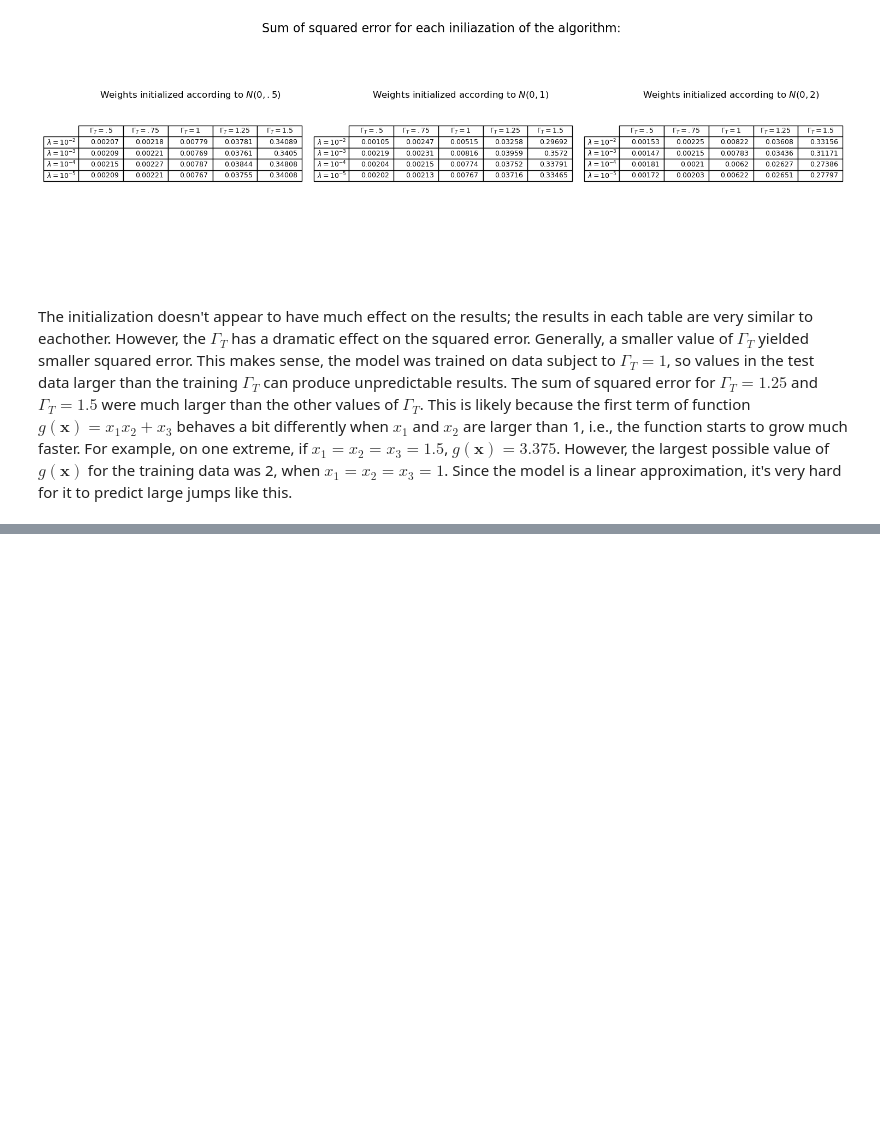
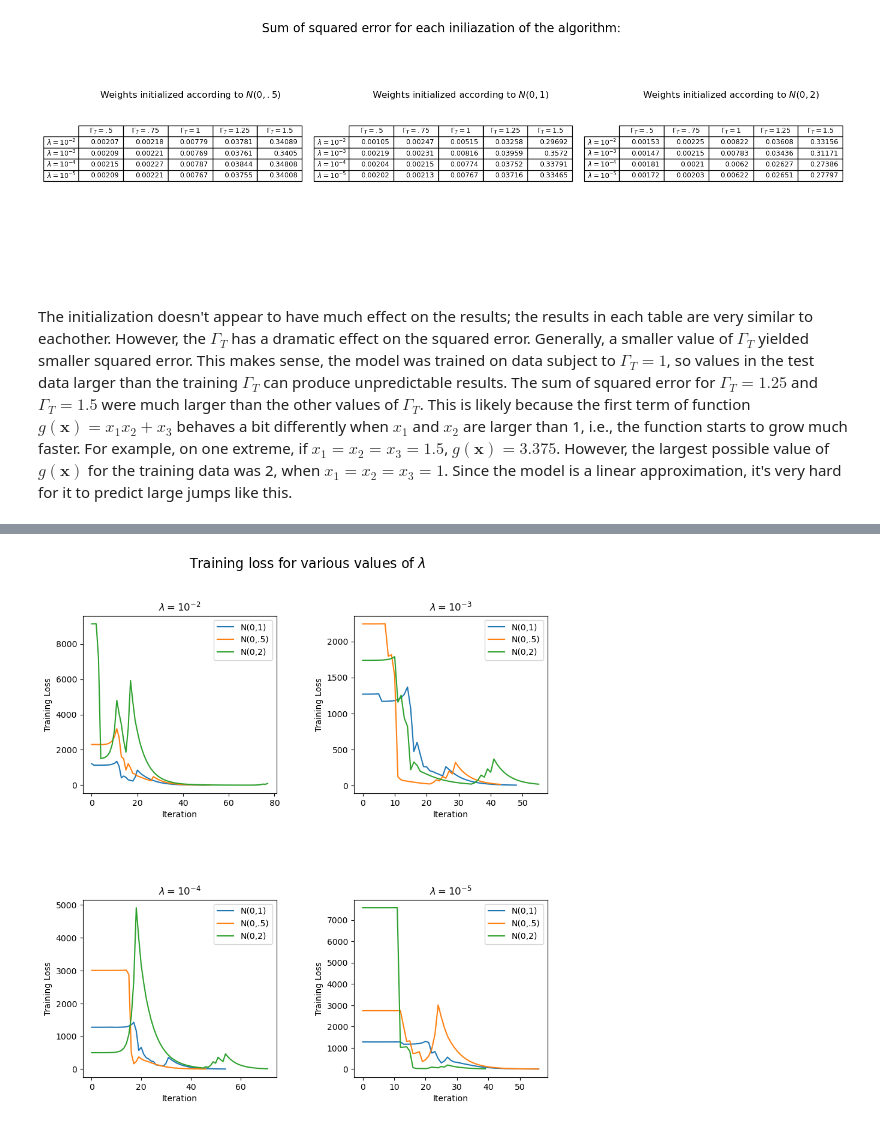
Before and after one commit to pritchardhenry/NonLinearLS, a Jupyter notebook: solution.ipynb, the cells around one changed output, grey strips where cells are left out. Saved outputs shown, nothing was run; the diff lists cells and outputs as text; code cells hidden in the pictures; blank space fills up the shorter version.

```diff
--- a/solution.ipynb
+++ b/solution.ipynb
@@ -390,0 +386,61 @@ def g(x_1, x_2, x_3):
+# %%
+cweights_2, closs_2 = make_weights(x_train = cx, y_train = cy, l = .01)
+cweights_21, closs_21 = make_weights(x_train = cx, y_train = cy, l = .01, weights_initial = np.random.normal(0, .5, 16))
+cweights_22, closs_22 = make_weights(x_train = cx, y_train = cy, l = .01, weights_initial = np.random.normal(0, 2, 16))
+# %%
+cweights_3, closs_3 = make_weights(x_train = cx, y_train = cy, l = .001)
+cweights_31, closs_31 = make_weights(x_train = cx, y_train = cy, l = .001, weights_initial = np.random.normal(0, .5, 16))
+cweights_32, closs_32 = make_weights(x_train = cx, y_train = cy, l = .001, weights_initial = np.random.normal(0, 2, 16))
+# %%
+cweights_4, closs_4 = make_weights(x_train = cx, y_train = cy, l = .0001)
+cweights_41, closs_41 = make_weights(x_train = cx, y_train = cy, l = .0001, weights_initial = np.random.normal(0, .5, 16))
+cweights_42, closs_42 = make_weights(x_train = cx, y_train = cy, l = .0001, weights_initial = np.random.normal(0, 2, 16))
+# %%
+cweights_5, closs_5 = make_weights(x_train = cx, y_train = cy, l = .00001)
+cweights_51, closs_51 = make_weights(x_train = cx, y_train = cy, l = .00001, weights_initial = np.random.normal(0, .5, 16))
+cweights_52, closs_52 = make_weights(x_train = cx, y_train = cy, l = .00001, weights_initial = np.random.normal(0, 2, 16))
+# %%
+# add all the losses to the graph
+plt.figure(figsize=(10,10))
+plt.subplot(2,2,1)
+plt.plot(closs_2, label = "N(0,1)")
+plt.plot(closs_21, label = "N(0,.5)")
+plt.plot(closs_22, label = "N(0,2)")
+plt.xlabel("Iteration")
+plt.ylabel("Training Loss")
+plt.title("$\lambda = 10^{-2}$")
+plt.legend()
+plt.subplots_adjust(wspace=0.4, hspace=0.6)
+
+plt.subplot(2,2,2)
+plt.plot(closs_3, label = "N(0,1)")
+plt.plot(closs_31, label = "N(0,.5)")
+plt.plot(closs_32, label = "N(0,2)")
+plt.xlabel("Iteration")
+plt.ylabel("Training Loss")
+plt.title("$\lambda = 10^{-3}$")
+plt.legend()
+plt.subplots_adjust(wspace=0.4, hspace=0.6)
+
+plt.subplot(2,2,3)
+plt.plot(closs_4, label = "N(0,1)")
+plt.plot(closs_41, label = "N(0,.5)")
+plt.plot(closs_42, label = "N(0,2)")
+plt.xlabel("Iteration")
+plt.ylabel("Training Loss")
+plt.title("$\lambda = 10^{-4}$")
+plt.legend()
+plt.subplots_adjust(wspace=0.4, hspace=0.6)
+
+plt.subplot(2,2,4)
+plt.plot(closs_5, label = "N(0,1)")
+plt.plot(closs_51, label = "N(0,.5)")
+plt.plot(closs_52, label = "N(0,2)")
+plt.xlabel("Iteration")
+plt.ylabel("Training Loss")
+plt.title("$\lambda = 10^{-5}$")
+plt.legend()
+plt.subplots_adjust(wspace=0.4, hspace=0.6)
+plt.suptitle('Training loss for various values of $\lambda$', fontsize=16);
+# %% [output]
+[figure, added]
```
Also changed, not shown: parts of 14 cells of this notebook.
